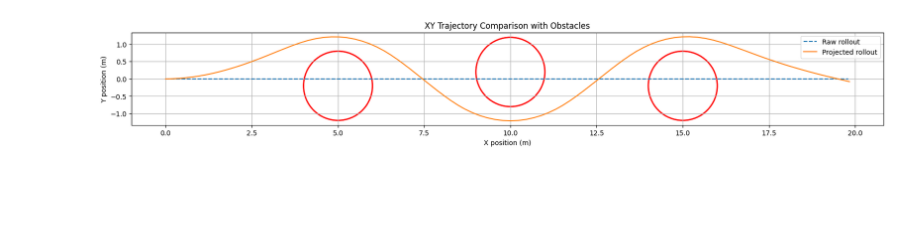
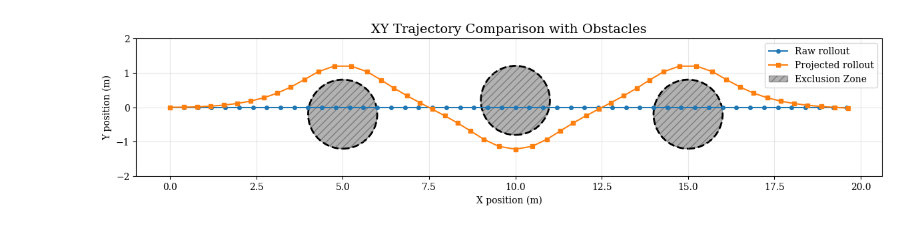
Before and after one commit to NicholasBehr/hcnn, a Jupyter notebook: notebooks/slalom.ipynb, the cells around one changed output. Cells and saved outputs as stored; diff of their text form; code cells hidden in the pictures; blank space fills up the shorter version.

```diff
--- a/notebooks/slalom.ipynb
+++ b/notebooks/slalom.ipynb
@@ -6,7 +29,7 @@ import jax.numpy as jnp
 
 os.environ["CUDA_VISIBLE_DEVICES"] = "3"
 
-HORIZON = 100
+HORIZON = 50
 INITIAL_STATE = jnp.array(
     [0.0, 0.0, 0.0, 1.0]
 )  # x, y, theta, v, heading right at 1 m/s
@@ -14,7 +37,7 @@ INITIAL_STATE = jnp.array(
 from hcnn.system_dynamics import SystemDynamicsBike
 
 sys_dynamics = SystemDynamicsBike.factory(
-    wheelbase=2.5, max_steering=0.5, dt=0.2
+    wheelbase=1.0, max_steering=0.6, dt=0.4
 )  # 100 * 0.2s * 1m/s -> 20m
 # %%
 from flax import struct
@@ -42,8 +65,8 @@ class SystemConstraintsSlalom(SystemConstraintsBase):
             state_dim=4,
             action_dim=2,
             constraint_dim=3,
-            lower_bound=jnp.ones(3),
-            upper_bound=jnp.ones(3) * jnp.inf,
+            lower_bound=jnp.array([1.0, 1.0, 1.0, -0.6]),
+            upper_bound=jnp.array([jnp.inf, jnp.inf, jnp.inf, +0.6]),
             center1=jnp.array([05.0, -0.2]),
             radius1=1.0,
             center2=jnp.array([10.0, +0.2]),
@@ -54,6 +77,8 @@ class SystemConstraintsSlalom(SystemConstraintsBase):
 
     def __call__(self, state: jax.Array, action: jax.Array) -> jax.Array:
         state_xy = state[..., 0:2]
+        # keep steering as a trailing dimension so concatenation shapes match
+        steering_angle = action[..., 1:2]
 
         diff1 = state_xy - self.center1
         val1 = jnp.sum(diff1 * diff1, axis=-1, keepdims=True) - (
@@ -70,7 +95,7 @@ class SystemConstraintsSlalom(SystemConstraintsBase):
             self.radius3 * self.radius3
         )
 
-        return jnp.concatenate([val1, val2, val3], axis=-1)
+        return jnp.concatenate([val1, val2, val3, steering_angle], axis=-1)
 
 
 sys_constraints = SystemConstraintsSlalom.factory()
@@ -108,18 +133,18 @@ phi = ProjectionPhi(
 sqp_problem = projection_problem.replace(phi=phi)
 sqp_parameters = SQPParameters(
     alpha=1.6,
-    sigma=1,
+    sigma=0.1,
     rho=0.1,
     rho_equality_mult=1e3,
     tol_prim=1e-4,
     tol_dual=1e-4,
-    epsilon=0.1,
-    max_iter_lin=2000,
+    epsilon=1e-12,
+    max_iter_lin=2_000,
     max_iter_nonlin=25,
     ls_c1=1e-4,
     ls_rho=0.5,
     ls_max_iter=10,
-    ls_penalty_weight=10.0,
+    ls_penalty_weight=50,
 )
 # %%
 # from hcnn.solver import sqp_solve
@@ -202,34 +226,71 @@ plt.show()
 # %%
-import matplotlib.pyplot as plt
-from matplotlib.patches import Circle
-
 raw_xy = raw_rollout.states[:, :2]
 proj_xy = proj_rollout.states[:, :2]
 
-fig, ax = plt.subplots(figsize=(20, 5))
-ax.plot(raw_xy[:, 0], raw_xy[:, 1], label="Raw rollout", linestyle="--")
-ax.plot(proj_xy[:, 0], proj_xy[:, 1], label="Projected rollout", linestyle="-")
+fig, ax = plt.subplots(figsize=(12, 4))
+ax.plot(
+    raw_xy[:, 0],
+    raw_xy[:, 1],
+    "o-",
+    label="Raw rollout",
+    markersize=4,
+    linewidth=1.5,
+)
+ax.plot(
+    proj_xy[:, 0],
+    proj_xy[:, 1],
+    "s-",
+    label="Projected rollout",
+    markersize=4,
+    linewidth=1.5,
+)
 
 # draw circular obstacles
+obstacle_label = False
 for center, radius in [
     (sys_constraints.center1, sys_constraints.radius1),
     (sys_constraints.center2, sys_constraints.radius2),
     (sys_constraints.center3, sys_constraints.radius3),
 ]:
-    obstacle = Circle(
-        tuple(center), radius, edgecolor="red", facecolor="none", linewidth=2
+    label = "Exclusion Zone" if not obstacle_label else ""
+    circle = plt.Circle(
+        tuple(center),
+        radius,
+        color="k",
+        fill=True,
+        alpha=0.3,
+        label=label,
+        hatch="///",
     )
-    ax.add_patch(obstacle)
+    ax.add_patch(circle)
+
+    # Also add the boundary circle
+    circle_boundary = plt.Circle(
+        tuple(center),
+        radius,
+        color="k",
+        fill=False,
+        linewidth=2,
+        linestyle="--",
+    )
+    ax.add_patch(circle_boundary)
+    obstacle_label = True
 
 ax.set_xlabel("X position (m)")
 ax.set_ylabel("Y position (m)")
 ax.set_title("XY Trajectory Comparison with Obstacles")
 ax.legend()
-ax.grid(True)
+ax.grid(True, alpha=0.3)
 ax.set_aspect("equal")
+
+# increase y-axis range to [-2, 2]
+ax.set_ylim(-2, 2)
+
+plt.tight_layout()
 plt.show()
+fig.savefig("trajectory_bike.pdf")
 # %% [output]
-[figure, old version]
+[figure, new version]
 # %%
 # compute differences between projected and raw rollouts
 state_diff = proj_rollout.states - raw_rollout.states
```
Also changed, not shown: parts of 5 cells of this notebook, 21 other files.
